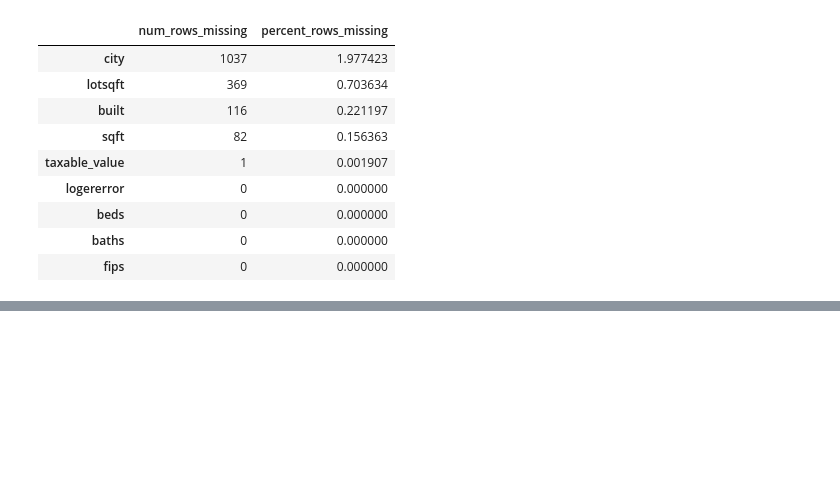
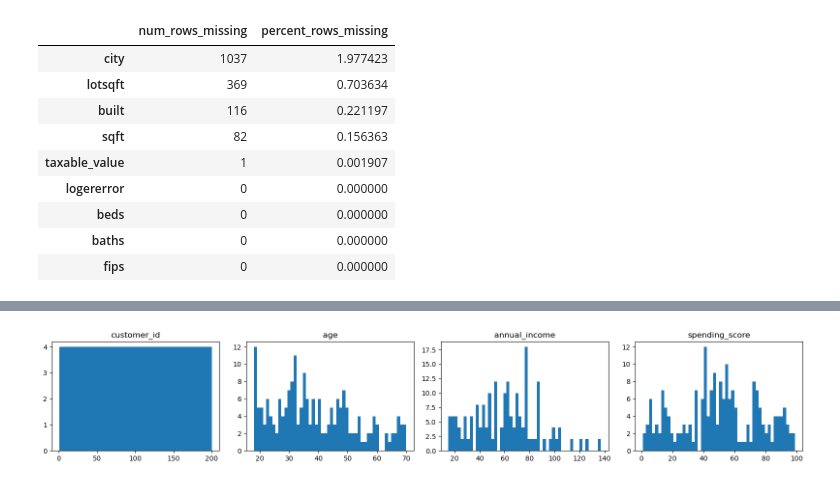
Before and after one commit to RichardAlcabes22/clustering-exercises, a Jupyter notebook: data_wrangle_exercise.ipynb, the cells around one changed output, grey strips where cells are left out. Cells and saved outputs as stored; diff of their text form; code cells hidden in the pictures; blank space fills up the shorter version.

Commit message:
edits to data_wrangle_ex

```diff
--- a/data_wrangle_exercise.ipynb
+++ b/data_wrangle_exercise.ipynb
@@ -159,0 +210,2 @@ def handle_missing_values(df, prop_required_columns=0.5, prop_required_rows=0.75
+# %%
+df = wranglerer.acquire_df()
@@ -159,0 +235,4 @@ def handle_missing_values(df, prop_required_columns=0.5, prop_required_rows=0.75
+# %%
+wranglerer.get_hist(df)
+# %% [output]
+[figure, added]
```
Also changed, not shown: parts of 34 cells of this notebook, 3 other files.
